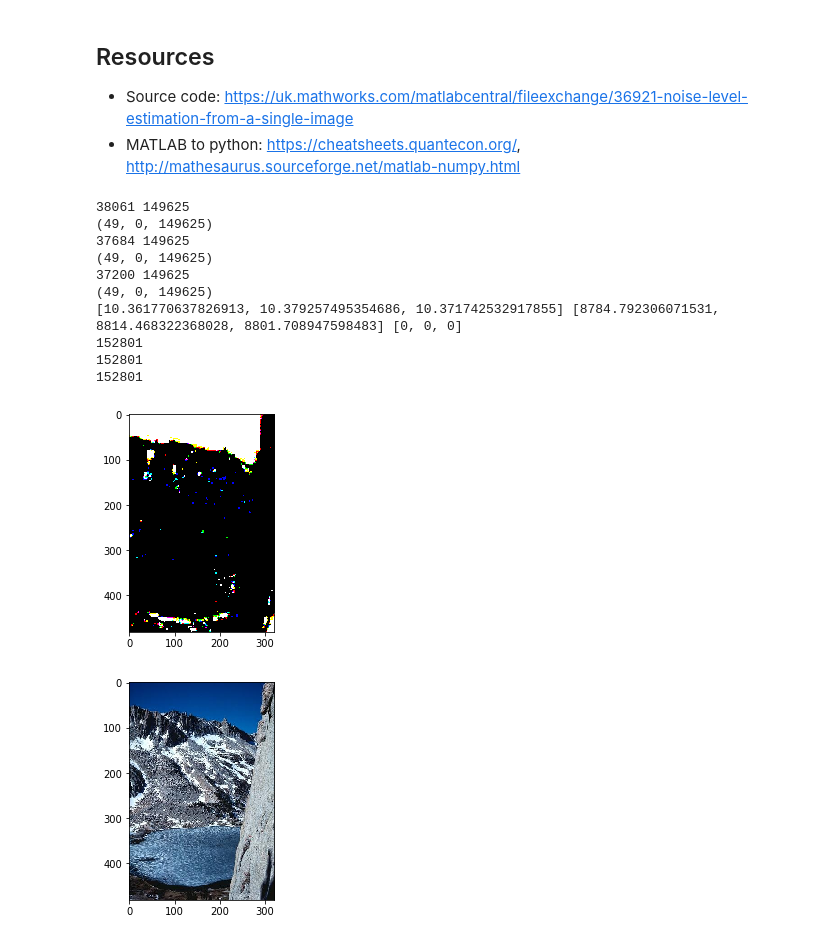
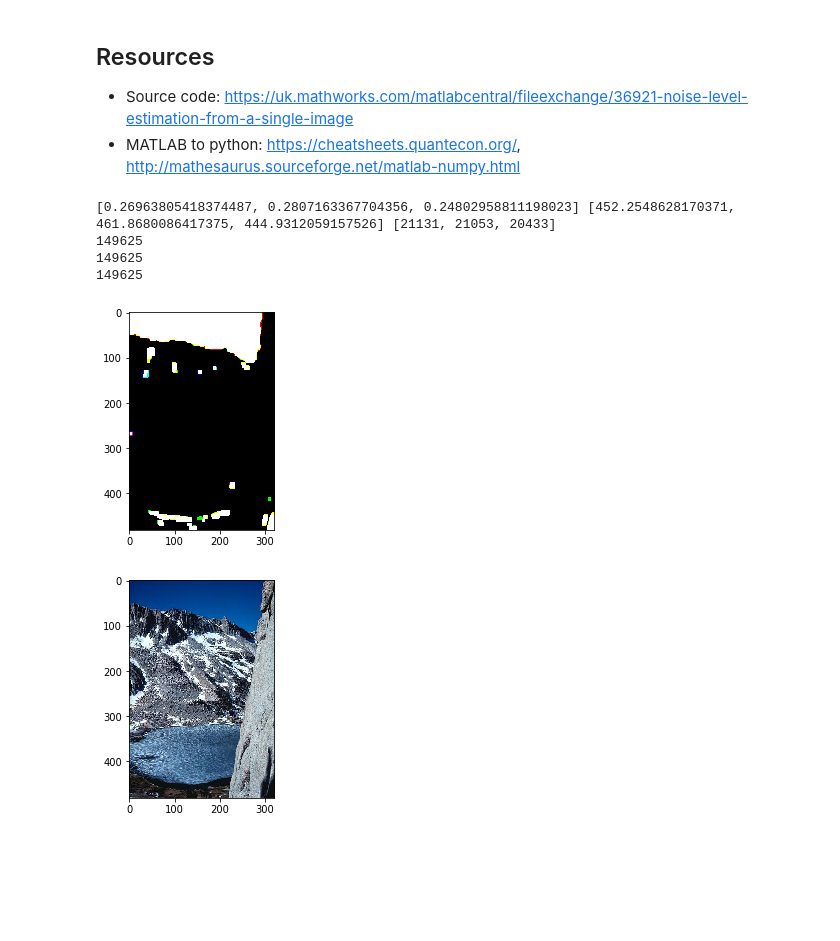
Before and after one commit to fortythreesam/FourthYearProject, a Jupyter notebook: Weak Texture Patches .ipynb, the cells around one changed output. Cells and saved outputs as stored; diff of their text form; code cells hidden in the pictures; blank space fills up the shorter version.

```diff
--- a/Weak Texture Patches .ipynb
+++ b/Weak Texture Patches .ipynb
@@ -97,11 +97,10 @@ def NoiseLevel(img, patchsize = 7, decim = 0, conf = None, itr = 3):
         for i in range(2,itr+1):
             # weak texture selection
             tau = sig2 * tau0
-            p = [1 if pp < tau else 0 for pp in Xtr]
-            print(numpy.array(p).sum(),len(p))
-            Xtr = Xtr.take(p)
+            #p = [1 if pp < tau else 0 for pp in Xtr]
+            p = Xtr<tau
+            Xtr = Xtr[p]
             X = X[:,p==1]
-            print(X.shape)
 
             # noise level estimation
             if X.shape[1] < X.shape[0]:
@@ -110,7 +109,6 @@ def NoiseLevel(img, patchsize = 7, decim = 0, conf = None, itr = 3):
             cov = X.dot((X.conj().T))/(X.shape[1]-1)
             d = numpy.linalg.eigvals(cov)
             d.sort()
-            print(d)
             sig2 = d[0]
         nlevel.append(math.sqrt(sig2))
         th.append(tau)
@@ -180,23 +178,17 @@ test_image = test_image[:,:,::-1]
 # %%
 nlevel, th, num = NoiseLevel(test_image)
 print(nlevel, th, num)
-msk = weak_texture_mask(test_image, nlevel,3)
+msk = weak_texture_mask(test_image, th ,7)
 plt.imshow(msk)
 plt.show()
 plt.imshow(test_image)
 plt.show()
 # %% [output]
-38061 149625
-(49, 0, 149625)
-37684 149625
-(49, 0, 149625)
-37200 149625
-(49, 0, 149625)
-[10.361770637826913, 10.379257495354686, 10.371742532917855] [8784.792306071531, 8814.468322368028, 8801.708947598483] [0, 0, 0]
-152801
-152801
-152801
+[0.26963805418374487, 0.2807163367704356, 0.24802958811198023] [452.2548628170371, 461.8680086417375, 444.9312059157526] [21131, 21053, 20433]
+149625
+149625
+149625
-[figure, old version]
+[figure, new version]
 [figure]
 # %%
 def add_gaussian_noise(img):
```
Also changed, not shown: parts of 1 cell of this notebook.
